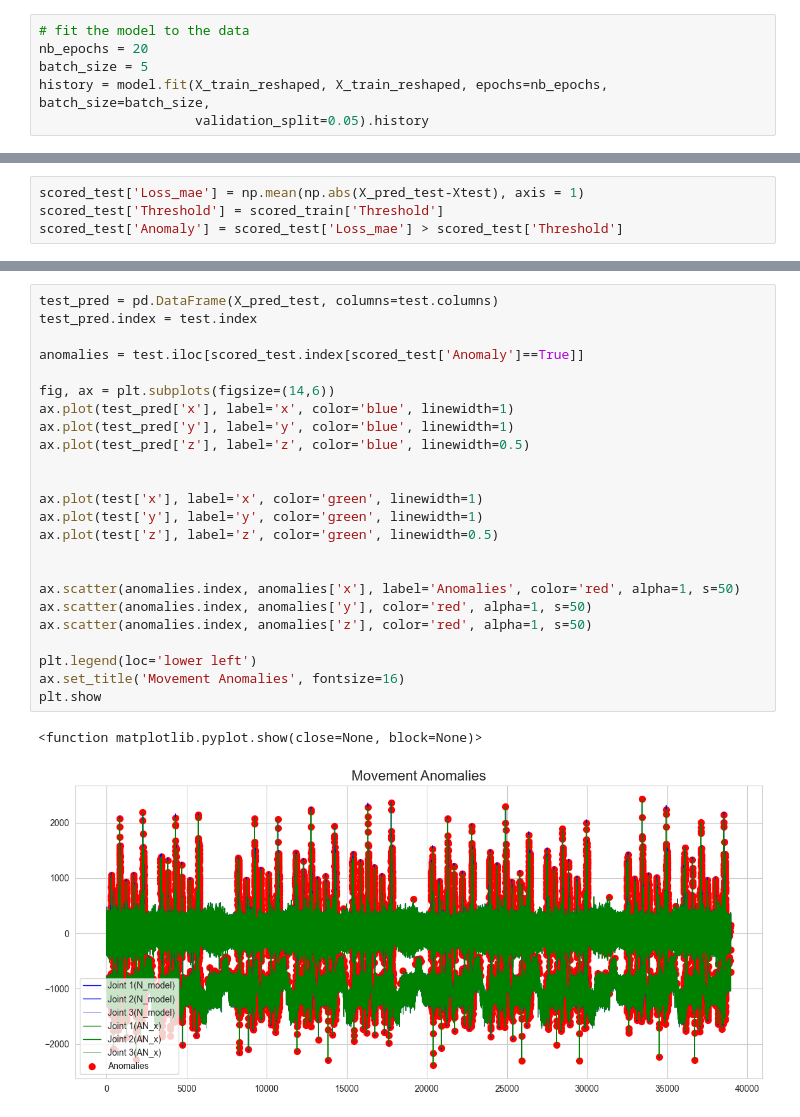
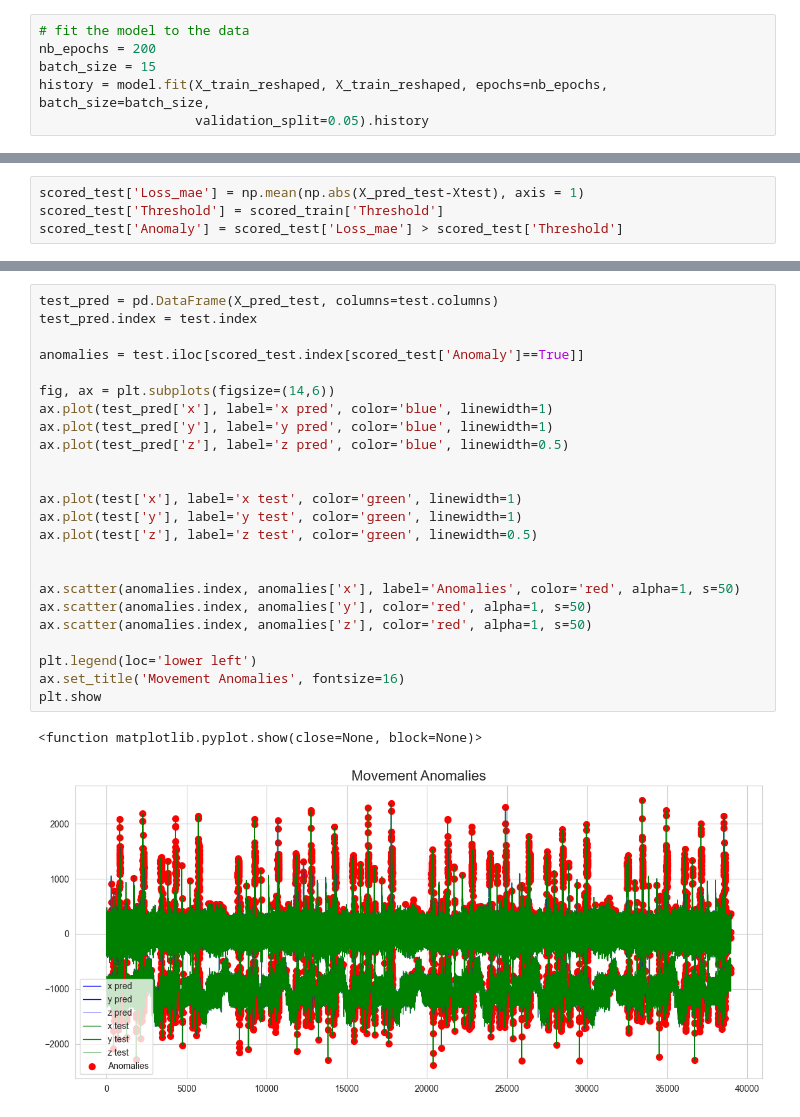
Before and after one commit to dhruvRj18/CNC, a Jupyter notebook: notebooks/train.ipynb, the cells around one changed output, grey strips where cells are left out. Cells and saved outputs as stored; diff of their text form.

Commit message:
feat: 200 epoch training

```diff
--- a/notebooks/train.ipynb
+++ b/notebooks/train.ipynb
@@ -158,8 +158,8 @@ Model: "functional_7"
  Non-trainable params: 0 (0.00 B)
 # %%
 # fit the model to the data
-nb_epochs = 20
-batch_size = 5
+nb_epochs = 200
+batch_size = 15
 history = model.fit(X_train_reshaped, X_train_reshaped, epochs=nb_epochs, batch_size=batch_size,
                     validation_split=0.05).history
 # %% [output]
@@ -325,27 +325,27 @@ Location of Anomalies found:
 # %%
 test_pred = pd.DataFrame(X_pred_test, columns=test.columns)
 test_pred.index = test.index
 
 anomalies = test.iloc[scored_test.index[scored_test['Anomaly']==True]]
 
 fig, ax = plt.subplots(figsize=(14,6))
-ax.plot(test_pred['x'], label='x', color='blue', linewidth=1)
-ax.plot(test_pred['y'], label='y', color='blue', linewidth=1)
-ax.plot(test_pred['z'], label='z', color='blue', linewidth=0.5)
+ax.plot(test_pred['x'], label='x pred', color='blue', linewidth=1)
+ax.plot(test_pred['y'], label='y pred', color='blue', linewidth=1)
+ax.plot(test_pred['z'], label='z pred', color='blue', linewidth=0.5)
 
 
-ax.plot(test['x'], label='x', color='green', linewidth=1)
-ax.plot(test['y'], label='y', color='green', linewidth=1)
-ax.plot(test['z'], label='z', color='green', linewidth=0.5)
+ax.plot(test['x'], label='x test', color='green', linewidth=1)
+ax.plot(test['y'], label='y test', color='green', linewidth=1)
+ax.plot(test['z'], label='z test', color='green', linewidth=0.5)
 
 
 ax.scatter(anomalies.index, anomalies['x'], label='Anomalies', color='red', alpha=1, s=50)
 ax.scatter(anomalies.index, anomalies['y'], color='red', alpha=1, s=50)
 ax.scatter(anomalies.index, anomalies['z'], color='red', alpha=1, s=50)
 
 plt.legend(loc='lower left')
 ax.set_title('Movement Anomalies', fontsize=16)
 plt.show
 # %% [output]
 <function matplotlib.pyplot.show(close=None, block=None)>
-[figure, old version]
+[figure, new version]
```
Also changed, not shown: parts of 12 cells of this notebook.
